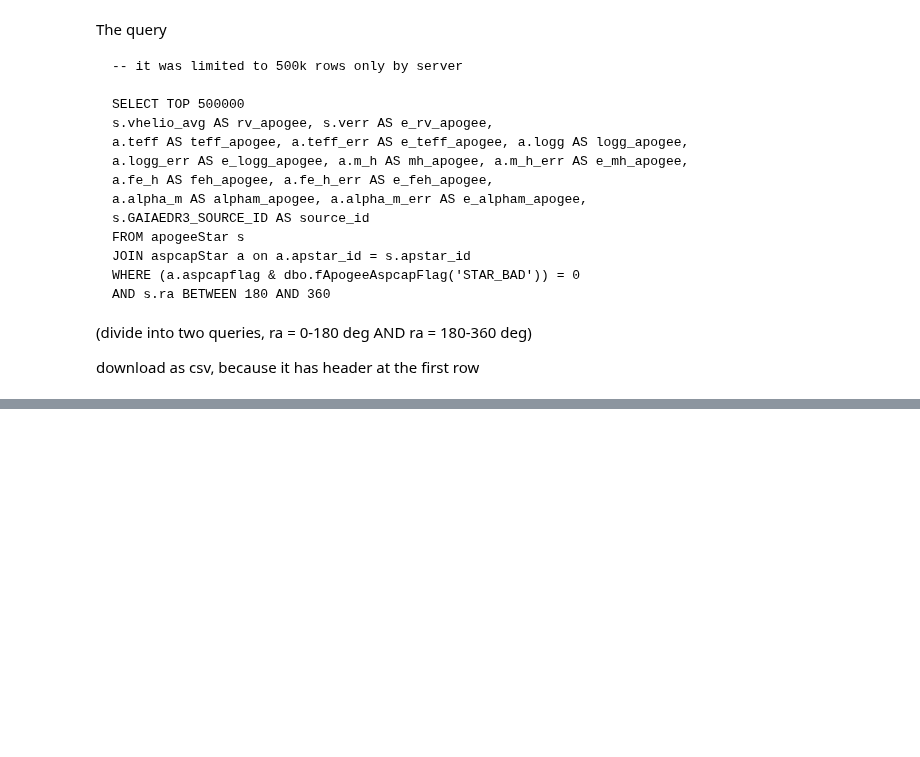
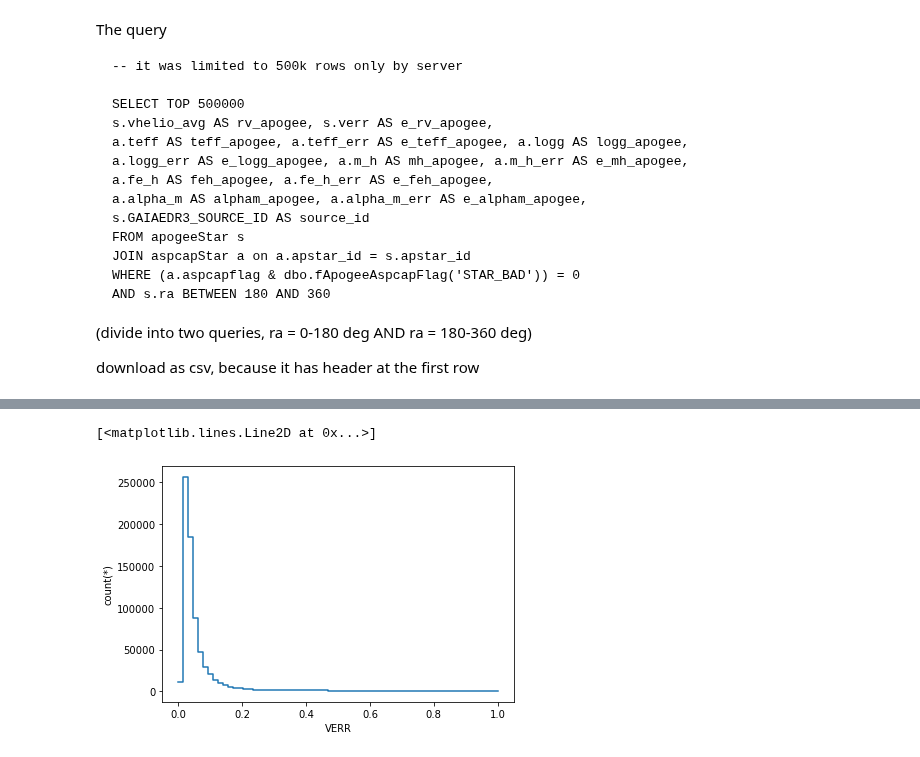
Before and after one commit to Alisyaifudin/Thesis-Project, a Jupyter notebook: 1. Collecting Data/1.3. APOGEE (SDSS17).ipynb, the cells around one changed output, grey strips where cells are left out. Drawn from its saved outputs; the diff is of its cells as text; code cells hidden in the pictures; blank space fills up the shorter version.

Commit message:
apogee

```diff
--- a/1. Collecting Data/1.3. APOGEE (SDSS17).ipynb
+++ b/1. Collecting Data/1.3. APOGEE (SDSS17).ipynb
@@ -50,0 +62,3 @@ df_filtered = df_filtered.extract()
+# %%
+hdul = fits.open(files[0])
+hdul[1].header
@@ -50,0 +83,4 @@ df_filtered = df_filtered.extract()
+# %%
+data = hdul[1].data
+table =Table(data)
+table
@@ -50,0 +107,11 @@ df_filtered = df_filtered.extract()
+# %%
+columns = ["GAIAEDR3_SOURCE_ID","VHELIO_AVG", "VERR",
+           "TEFF", "TEFF_ERR", "LOGG", "LOGG_ERR", "M_H", "M_H_ERR",
+           "ALPHA_M", "ALPHA_M_ERR", "FE_H", "FE_H_ERR"]
+
+columns_name = ["source_id","rv_apogee", "e_rv_apogee",
+           "teff_apogee", "e_teff_apogee", "logg_apogee", "e_logg_apogee",
+           "mh_apogee", "e_mh_apogee", "alpham_apogee", "e_alpham_apogee",
+           "feh_apogee", "e_feh_apogee"]
+table_mask = table[columns]
+table_mask
@@ -50,0 +138,5 @@ df_filtered = df_filtered.extract()
+# %%
+df = table_mask.to_pandas()
+df.columns = columns_name
+df_vaex = vaex.from_pandas(df)
+df_vaex
@@ -50,0 +156,5 @@ df_filtered = df_filtered.extract()
+# %%
+df_vaex.viz.histogram(df_vaex.e_rv_apogee, limits=[0, 1])
+# %% [output]
+[<matplotlib.lines.Line2D at 0x...>]
+[figure, added]
```
Also changed, not shown: parts of 29 cells of this notebook, 2 other files.
